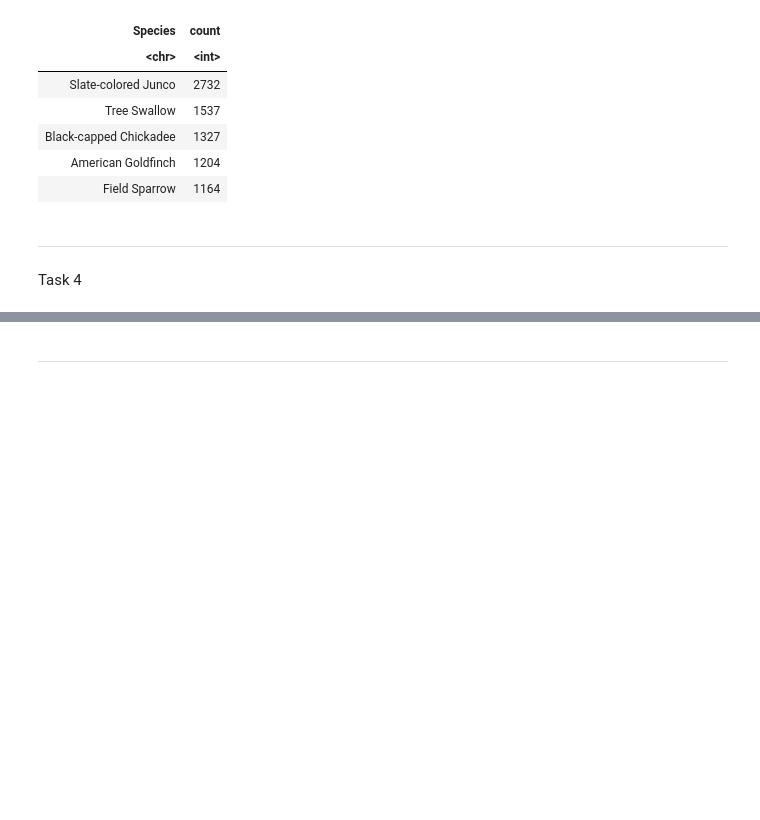
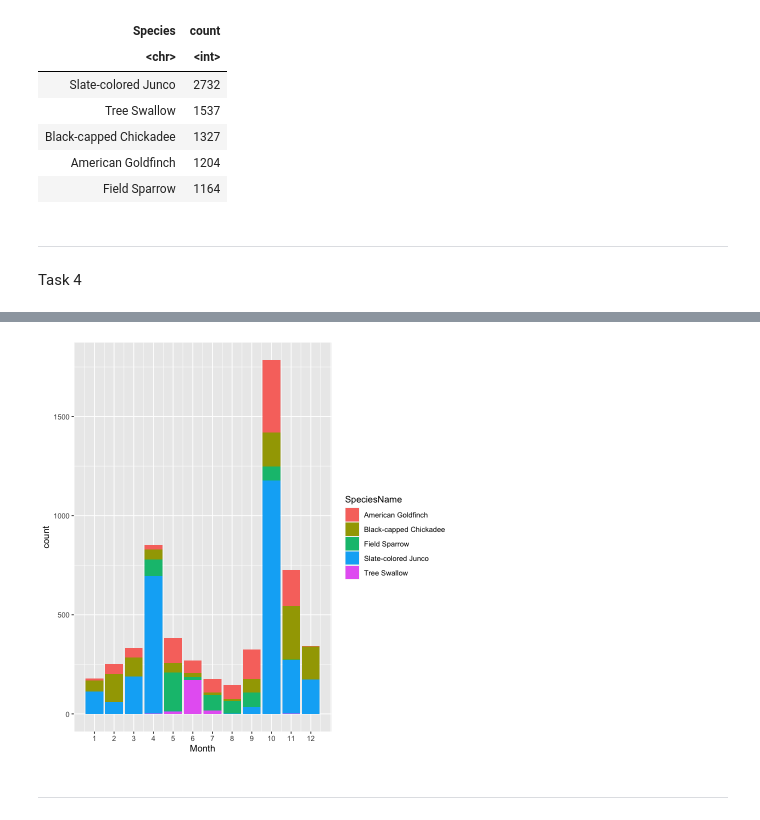
Before and after one commit to stat184-summer2023/a06-bird-species-davefriedman01, a Jupyter notebook: a06.ipynb, the cells around one changed output, grey strips where cells are left out. Cells and saved outputs as stored; diff of their text form; code cells hidden in the pictures; blank space fills up the shorter version.

```diff
--- a/a06.ipynb
+++ b/a06.ipynb
@@ -312,0 +323,7 @@ Task 4
+# %%
+ByMonth <-
+  OrdwayBirds %>%
+    group_by(SpeciesName, Month = as.integer(Month)) %>%
+    summarize(count = n()) %>%
+    filter(SpeciesName %in% Majors$Species)
+ByMonth
@@ -313,2 +352,15 @@ Task 4
+# %%
+ByMonth %>%
+  ggplot() +
+    geom_bar(
+      mapping     = aes(x = Month, y = count, fill = SpeciesName),
+      na.rm       = FALSE,
+      position    = 'stack',
+      show.legend = TRUE,
+      stat        = 'identity'
+    ) +
+    scale_x_continuous(breaks = 1:12)
+# %% [output]
+[figure, added]
 # %% [markdown]
 ---
```
Also changed, not shown: parts of 2 cells of this notebook.
